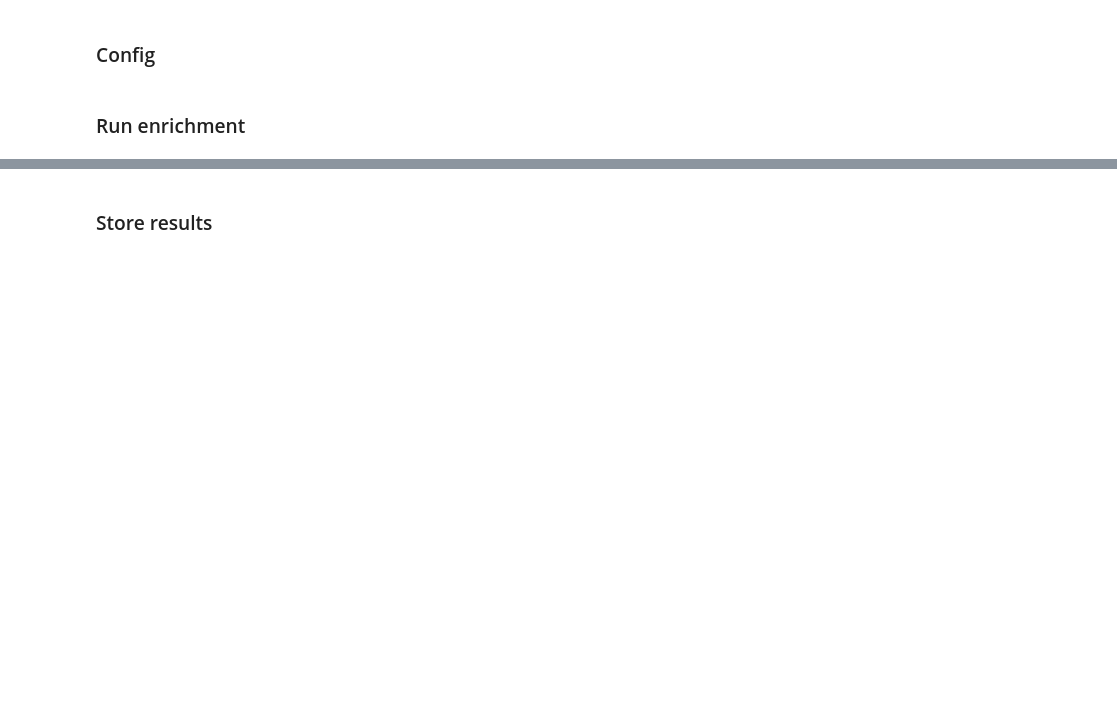
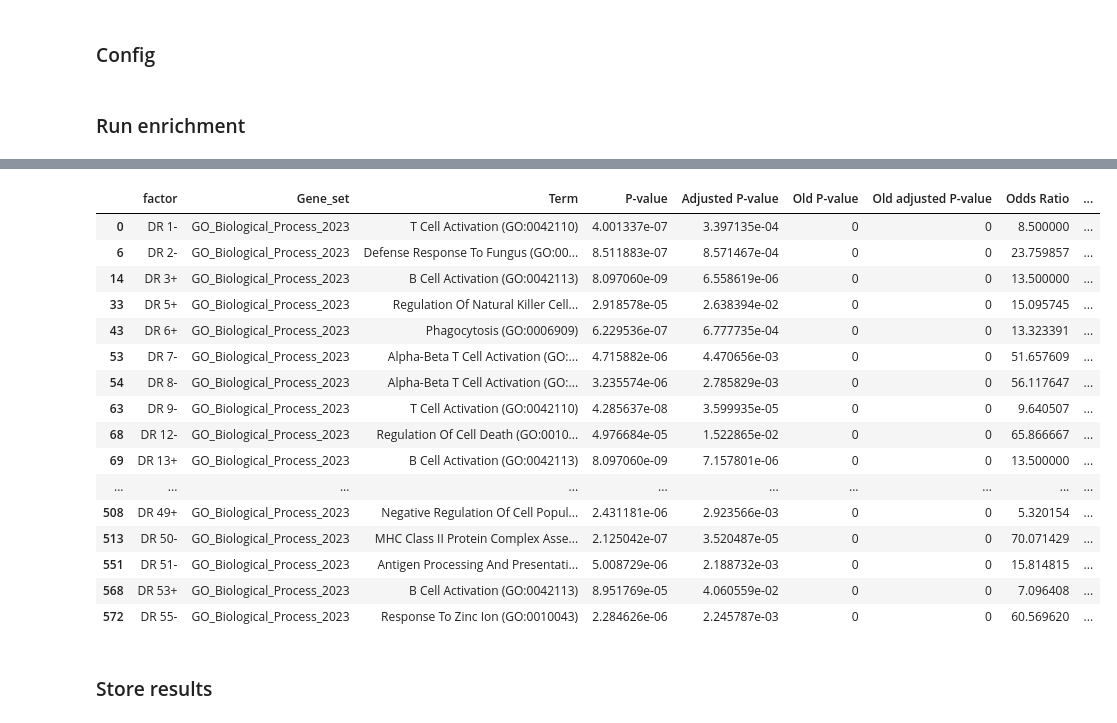
Before and after one commit to theislab/DRVI_tutorials, a Jupyter notebook: identification_of_factors_2_biological_processes.ipynb, the cells around one changed output, grey strips where cells are left out. Drawn from its saved outputs; the diff is of its cells as text; code cells hidden in the pictures; blank space fills up the shorter version.

```diff
--- a/identification_of_factors_2_biological_processes.ipynb
+++ b/identification_of_factors_2_biological_processes.ipynb
@@ -190,3 +204,24 @@ display(gseapy_enrichr_results.head())
+# %%
+# Let's look at the top enriched term for each factor-direction.
+display(gseapy_enrichr_results.drop_duplicates(subset=["factor"], keep="first"))
+# %% [output]
+|  | factor | Gene_set | Term | P-value | Adjusted P-value | Old P-value | Old adjusted P-value | Odds Ratio | ... |
+| 0 | DR 1- | GO_Biological_Process_2023 | T Cell Activation (GO:0042110) | 4.001337e-07 | 3.397135e-04 | 0 | 0 | 8.500000 | ... |
+| 6 | DR 2- | GO_Biological_Process_2023 | Defense Response To Fungus (GO:00... | 8.511883e-07 | 8.571467e-04 | 0 | 0 | 23.759857 | ... |
+| 14 | DR 3+ | GO_Biological_Process_2023 | B Cell Activation (GO:0042113) | 8.097060e-09 | 6.558619e-06 | 0 | 0 | 13.500000 | ... |
+| 33 | DR 5+ | GO_Biological_Process_2023 | Regulation Of Natural Killer Cell... | 2.918578e-05 | 2.638394e-02 | 0 | 0 | 15.095745 | ... |
+| 43 | DR 6+ | GO_Biological_Process_2023 | Phagocytosis (GO:0006909) | 6.229536e-07 | 6.777735e-04 | 0 | 0 | 13.323391 | ... |
+| 53 | DR 7- | GO_Biological_Process_2023 | Alpha-Beta T Cell Activation (GO:... | 4.715882e-06 | 4.470656e-03 | 0 | 0 | 51.657609 | ... |
+| 54 | DR 8- | GO_Biological_Process_2023 | Alpha-Beta T Cell Activation (GO:... | 3.235574e-06 | 2.785829e-03 | 0 | 0 | 56.117647 | ... |
+| 63 | DR 9- | GO_Biological_Process_2023 | T Cell Activation (GO:0042110) | 4.285637e-08 | 3.599935e-05 | 0 | 0 | 9.640507 | ... |
+| 68 | DR 12- | GO_Biological_Process_2023 | Regulation Of Cell Death (GO:0010... | 4.976684e-05 | 1.522865e-02 | 0 | 0 | 65.866667 | ... |
+| 69 | DR 13+ | GO_Biological_Process_2023 | B Cell Activation (GO:0042113) | 8.097060e-09 | 7.157801e-06 | 0 | 0 | 13.500000 | ... |
+| ... | ... | ... | ... | ... | ... | ... | ... | ... | ... |
+| 508 | DR 49+ | GO_Biological_Process_2023 | Negative Regulation Of Cell Popul... | 2.431181e-06 | 2.923566e-03 | 0 | 0 | 5.320154 | ... |
+| 513 | DR 50- | GO_Biological_Process_2023 | MHC Class II Protein Complex Asse... | 2.125042e-07 | 3.520487e-05 | 0 | 0 | 70.071429 | ... |
+| 551 | DR 51- | GO_Biological_Process_2023 | Antigen Processing And Presentati... | 5.008729e-06 | 2.188732e-03 | 0 | 0 | 15.814815 | ... |
+| 568 | DR 53+ | GO_Biological_Process_2023 | B Cell Activation (GO:0042113) | 8.951769e-05 | 4.060559e-02 | 0 | 0 | 7.096408 | ... |
+| 572 | DR 55- | GO_Biological_Process_2023 | Response To Zinc Ion (GO:0010043) | 2.284626e-06 | 2.245787e-03 | 0 | 0 | 60.569620 | ... |
 # %% [markdown]
 ### Store results
 # %%
```
Also changed, not shown: parts of 15 cells of this notebook, 1 other file.
